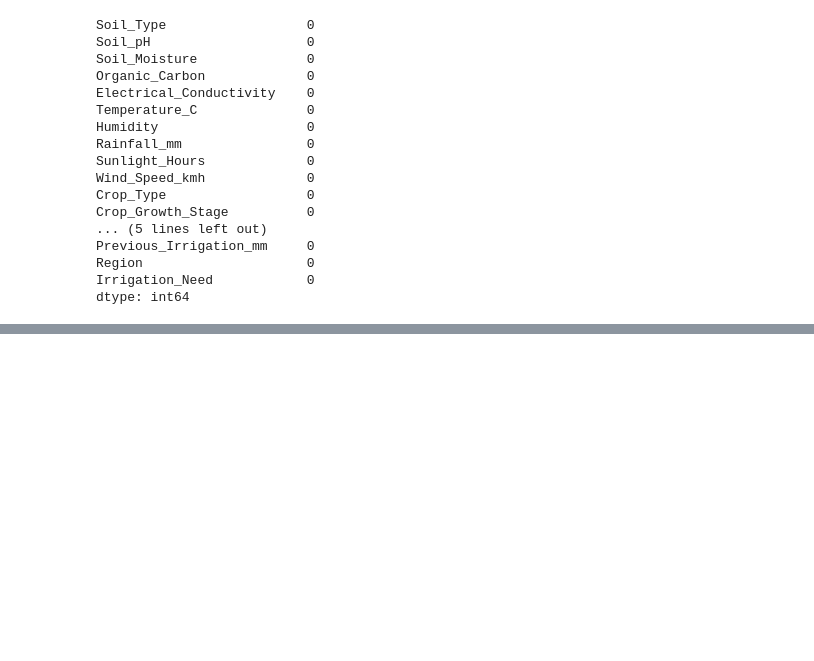
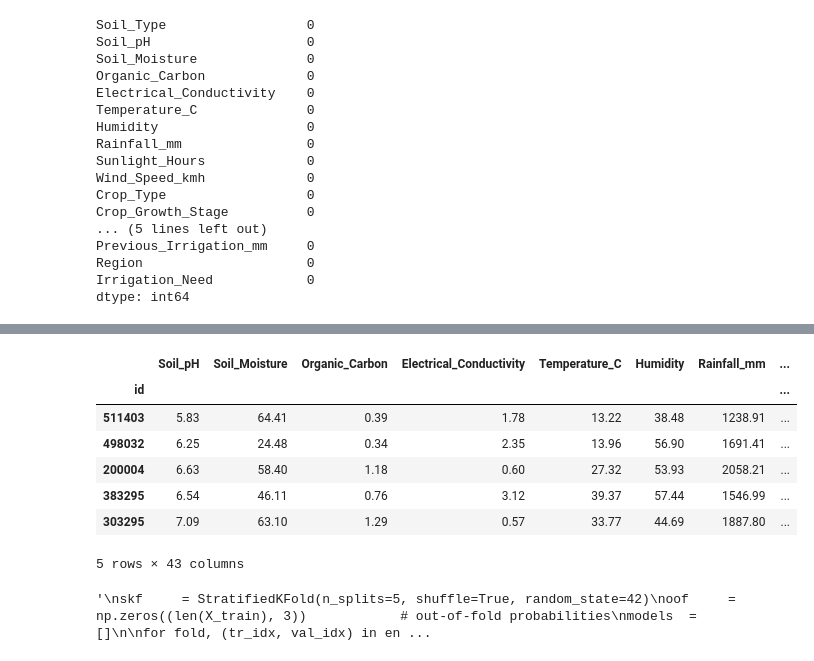
Before and after one commit to Ryqn0/Predicting_Irrigation_Need_S6E4, a Jupyter notebook: notebooks/01_eda.ipynb, the cells around one changed output, grey strips where cells are left out. Cells and saved outputs as stored; diff of their text form; code cells hidden in the pictures; blank space fills up the shorter version.

```diff
--- a/notebooks/01_eda.ipynb
+++ b/notebooks/01_eda.ipynb
@@ -168,0 +200,11 @@ dtype: int64
+# %%
+X_test.head()
+# %% [output]
+|  | Soil_pH | Soil_Moisture | Organic_Carbon | Electrical_Conductivity | Temperature_C | Humidity | Rainfall_mm | ... |
+| id |  |  |  |  |  |  |  | ... |
+| 511403 | 5.83 | 64.41 | 0.39 | 1.78 | 13.22 | 38.48 | 1238.91 | ... |
+| 498032 | 6.25 | 24.48 | 0.34 | 2.35 | 13.96 | 56.90 | 1691.41 | ... |
+| 200004 | 6.63 | 58.40 | 1.18 | 0.60 | 27.32 | 53.93 | 2058.21 | ... |
+| 383295 | 6.54 | 46.11 | 0.76 | 3.12 | 39.37 | 57.44 | 1546.99 | ... |
+| 303295 | 7.09 | 63.10 | 1.29 | 0.57 | 33.77 | 44.69 | 1887.80 | ... |
+5 rows × 43 columns
@@ -168,0 +242,32 @@ dtype: int64
+# %%
+
+from sklearn.model_selection import StratifiedKFold
+from sklearn.metrics import balanced_accuracy_score
+
+'''
+skf     = StratifiedKFold(n_splits=5, shuffle=True, random_state=42)
+oof     = np.zeros((len(X_train), 3))            # out-of-fold probabilities
+models  = []
+
+for fold, (tr_idx, val_idx) in enumerate(skf.split(X_train, y_train)):
+    X_tr, X_val = X_train.iloc[tr_idx], X_train.iloc[val_idx]
+    y_tr, y_val = y_train.iloc[tr_idx], y_train.iloc[val_idx]
+    # w_tr        = sample_weights[tr_idx]
+
+    model = xgb.XGBClassifier(**xgb_params)
+    model.fit(
+        X_tr, y_tr,
+        # sample_weight      = w_tr,
+        eval_set           = [(X_val, y_val)],
+        verbose            = 100,
+    )
+
+    oof[val_idx] = model.predict_proba(X_val)
+    models.append(model)
+
+    preds  = oof[val_idx].argmax(axis=1)
+    bal_acc = balanced_accuracy_score(y_val, preds)
+    print(f"Fold {fold+1}  balanced_acc={bal_acc:.4f}")
+    '''
+# %% [output]
+'\nskf     = StratifiedKFold(n_splits=5, shuffle=True, random_state=42)\noof     = np.zeros((len(X_train), 3))            # out-of-fold probabilities\nmodels  = []\n\nfor fold, (tr_idx, val_idx) in en ...
```
Also changed, not shown: parts of 22 cells of this notebook, 2 other files.
